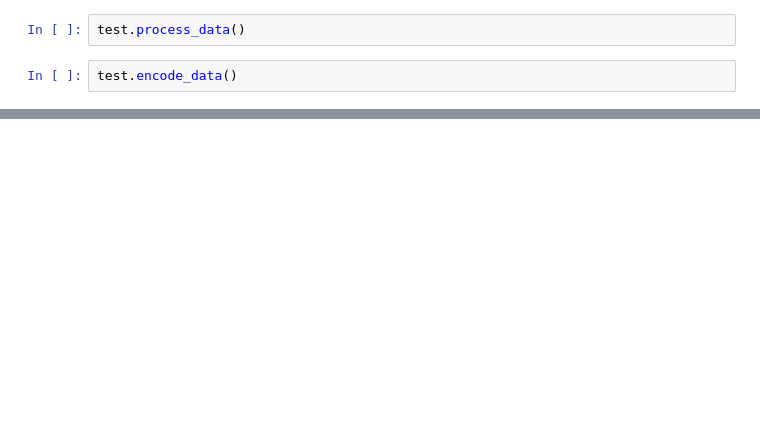
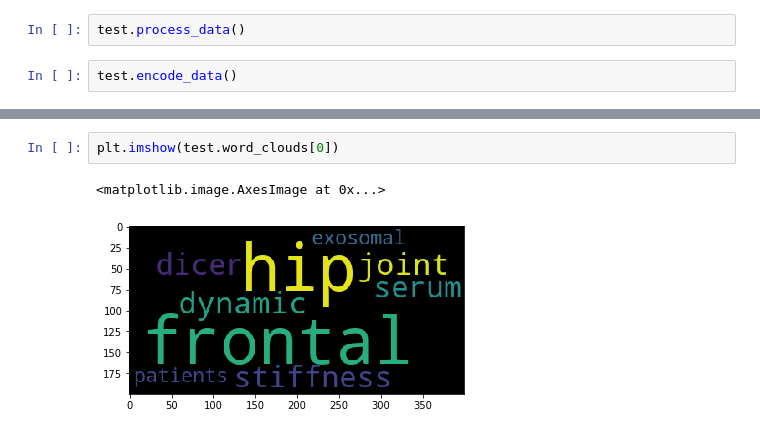
Before and after one commit to Robbie632/NLP_abstract_analysis, a Jupyter notebook: npl_abstracts.ipynb, the cells around one changed output, grey strips where cells are left out. Drawn from its saved outputs; the diff is of its cells as text; blank space fills up the shorter version.

```diff
--- a/npl_abstracts.ipynb
+++ b/npl_abstracts.ipynb
@@ -401,0 +387,5 @@ KeyboardInterrupt:
+# %%
+plt.imshow(test.word_clouds[0])
+# %% [output]
+<matplotlib.image.AxesImage at 0x...>
+[figure, added]
```
Also changed, not shown: parts of 20 cells of this notebook.
